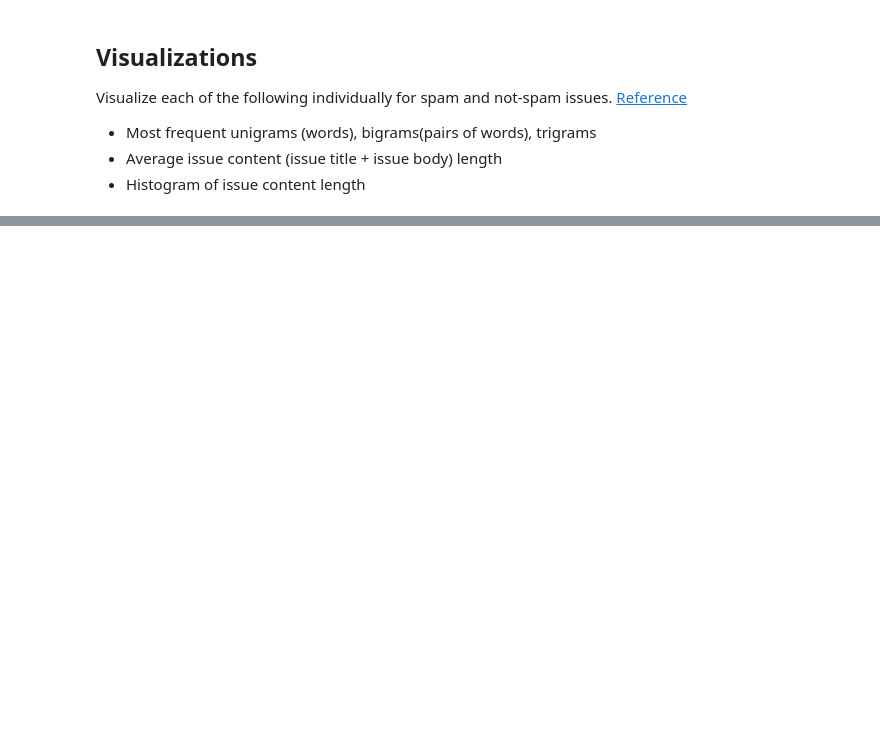
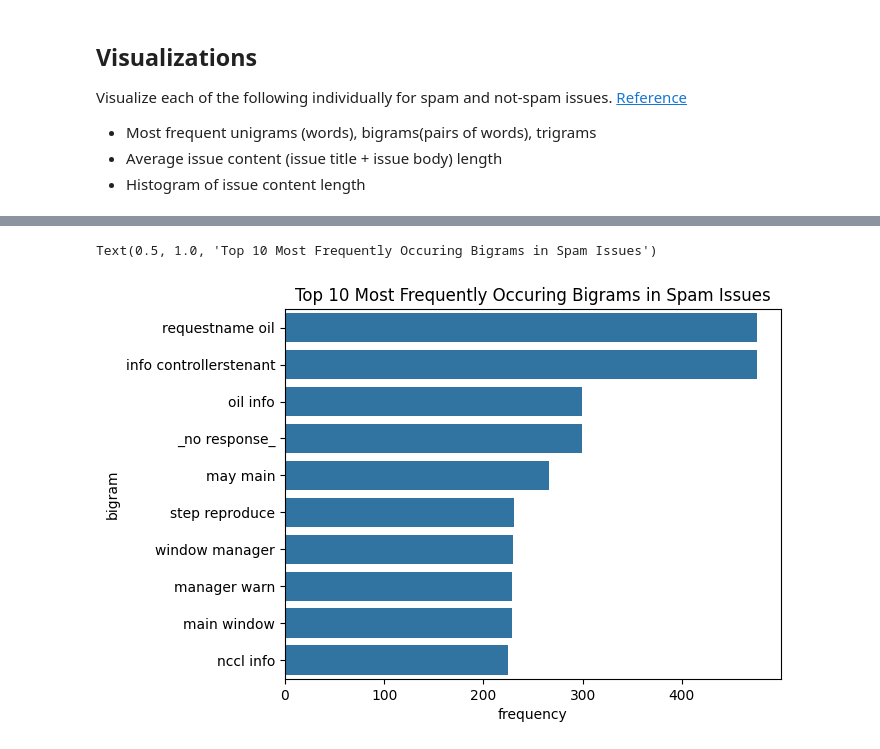
Before and after one commit to mishasinitcyn/RepoCleanup-backend, a Jupyter notebook: EDA/exploratory_data_analysis.ipynb, the cells around one changed output, grey strips where cells are left out. Saved outputs shown, nothing was run; the diff lists cells and outputs as text; code cells hidden in the pictures; blank space fills up the shorter version.

```diff
--- a/EDA/exploratory_data_analysis.ipynb
+++ b/EDA/exploratory_data_analysis.ipynb
@@ -149,0 +215,11 @@ Visualize each of the following individually for spam and not-spam issues. [Refe
+# %%
+non_spam_bigram = get_top_ngram(non_spam_df['lemmatized_text'].apply(lambda x: ' '.join(x)), 2)[:10]
+sns.barplot(data={
+    'frequency': non_spam_bigram[0],
+    'bigram': non_spam_bigram[1]
+},
+x='frequency',
+y='bigram').set_title('Top 10 Most Frequently Occuring Bigrams in Spam Issues')
+# %% [output]
+Text(0.5, 1.0, 'Top 10 Most Frequently Occuring Bigrams in Spam Issues')
+[figure, added]
```
Also changed, not shown: parts of 18 cells of this notebook.
